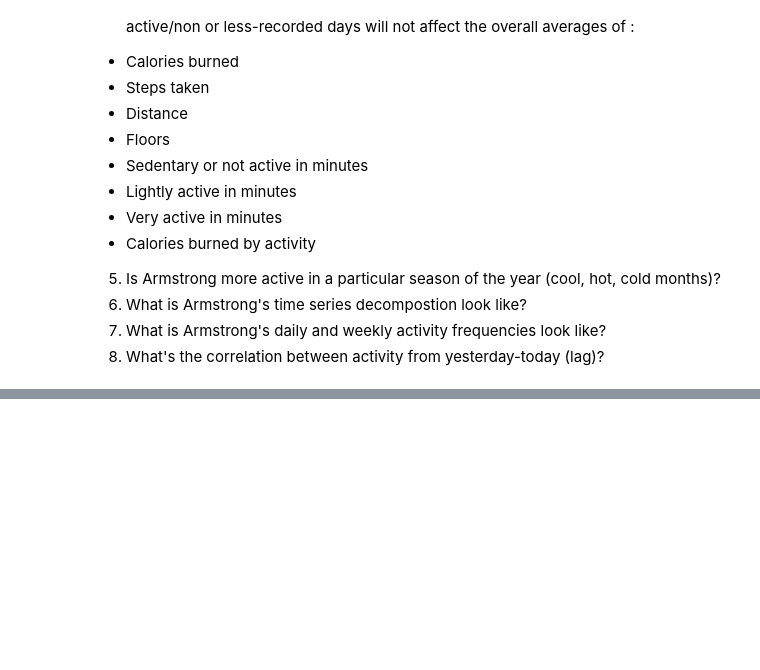
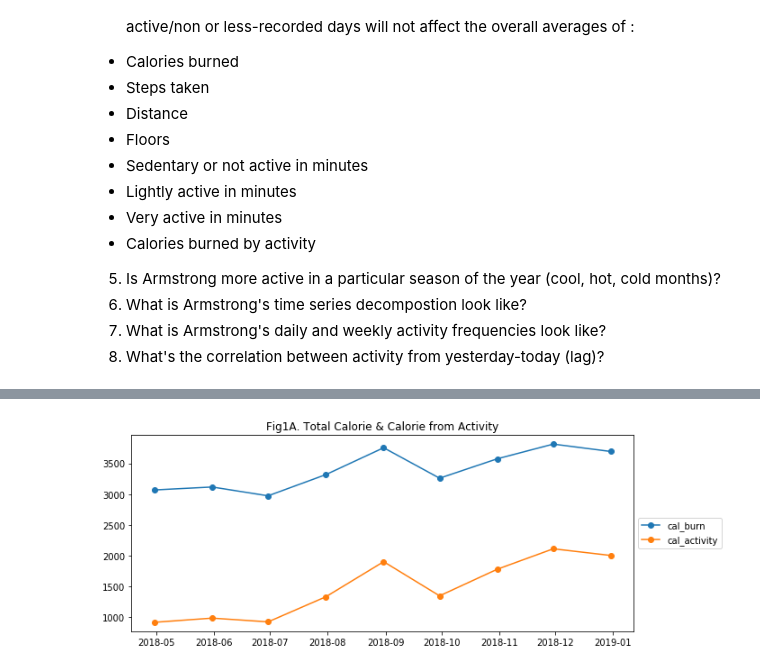
Before and after one commit to BlancoRD/Fitbit-Time-Series, a Jupyter notebook: Explore.ipynb, the cells around one changed output, grey strips where cells are left out. Cells and saved outputs as stored; diff of their text form; code cells hidden in the pictures; blank space fills up the shorter version.

```diff
--- a/Explore.ipynb
+++ b/Explore.ipynb
@@ -532,0 +325,14 @@ for p in period_vals:
+# %%
+df.date = pd.to_datetime(df.date)
+df = df.set_index('date')
+# %%
+df_month = df.resample("M").mean()
+# %%
+plt.figure(figsize=(10,4))
+plt.plot(df_month.loc[:,['cal_burn','cal_activity']], marker='o')
+plt.legend(['cal_burn', 'cal_activity'],loc='center left', bbox_to_anchor=(1, 0.5))
+#plt.xticks(["2018-0","2018-11","2018-10","2018-09","2018-08"],["Dec","Nov","Oct","Sept","Aug","Jul"])
+plt.title('Fig1A. Total Calorie & Calorie from Activity')
+plt.show()
+# %% [output]
+[figure, added]
```
Also changed, not shown: parts of 77 cells of this notebook, 1 other file.
